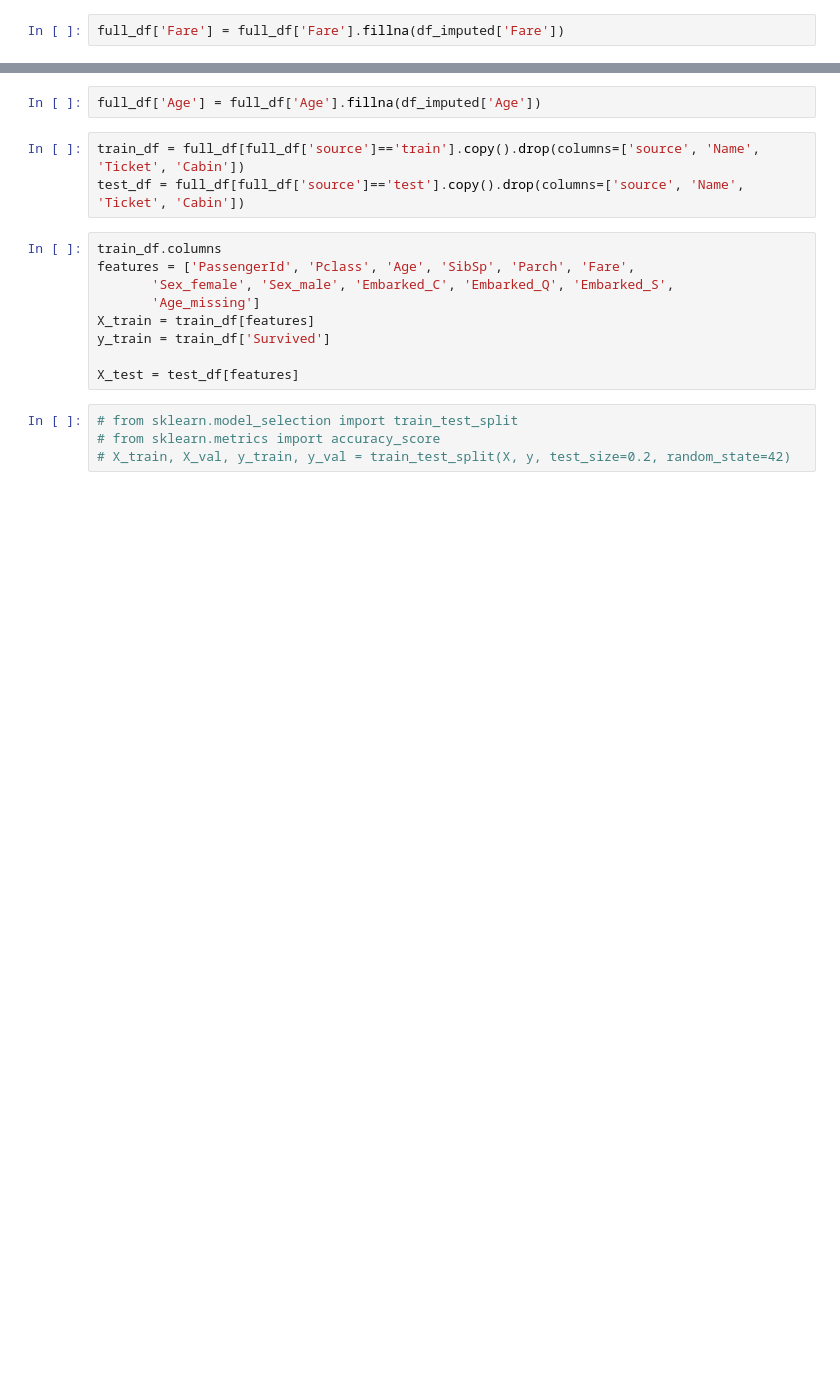
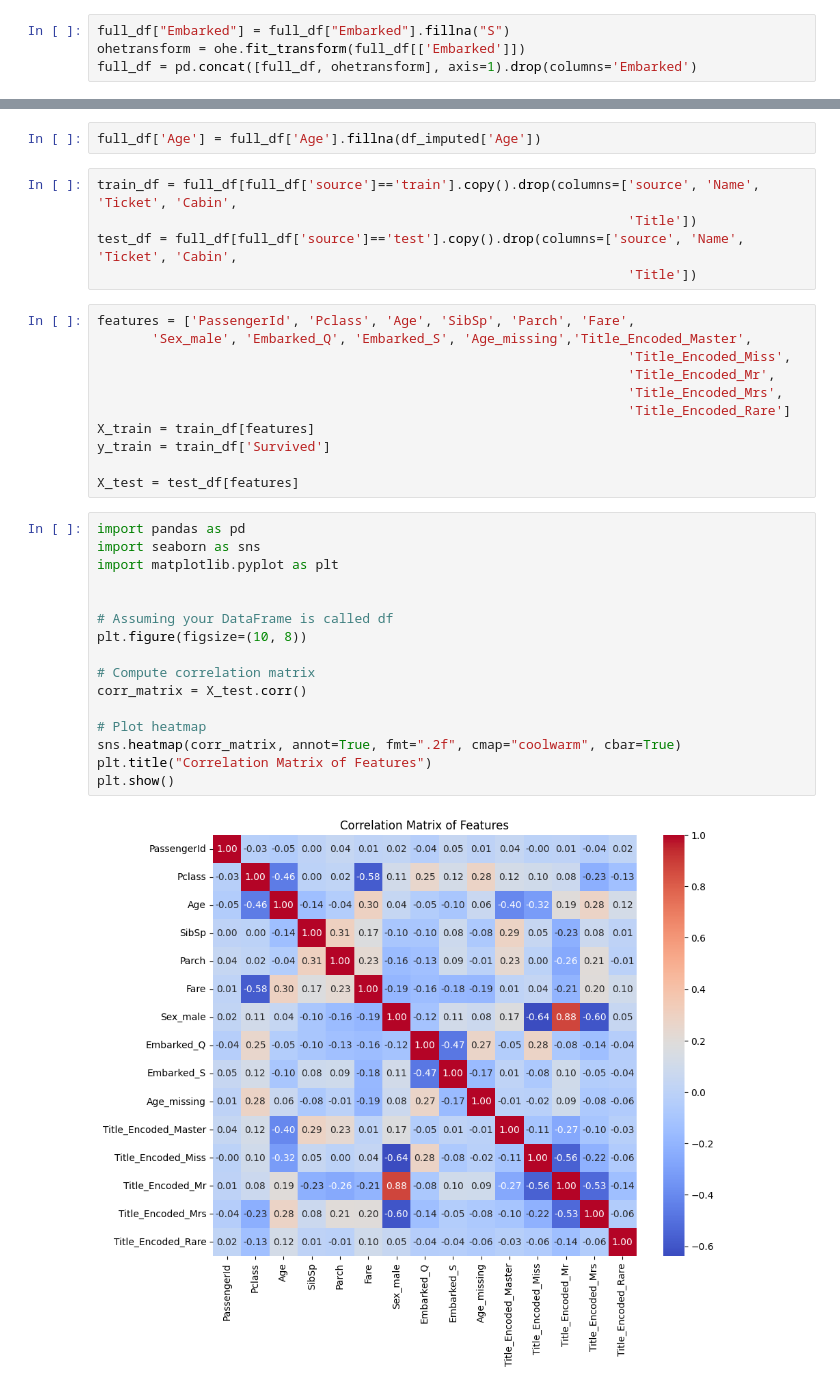
Before and after one commit to axandrei1234/titanic-challenge, a Jupyter notebook: src/test.ipynb, the cells around one changed output, grey strips where cells are left out. Drawn from its saved outputs; the diff is of its cells as text; blank space fills up the shorter version.

```diff
--- a/src/test.ipynb
+++ b/src/test.ipynb
@@ -107,25 +349,45 @@ dtype: object
-# %%
-full_df['Fare'] = full_df['Fare'].fillna(df_imputed['Fare'])
+# %%
+full_df["Embarked"] = full_df["Embarked"].fillna("S")
+ohetransform = ohe.fit_transform(full_df[['Embarked']])
+full_df = pd.concat([full_df, ohetransform], axis=1).drop(columns='Embarked')
 # %%
 full_df['Age_missing'] = full_df['Age'].isna().astype(int)
 # %%
 full_df['Age'] = full_df['Age'].fillna(df_imputed['Age'])
 # %%
-train_df = full_df[full_df['source']=='train'].copy().drop(columns=['source', 'Name', 'Ticket', 'Cabin'])
-test_df = full_df[full_df['source']=='test'].copy().drop(columns=['source', 'Name', 'Ticket', 'Cabin'])
+train_df = full_df[full_df['source']=='train'].copy().drop(columns=['source', 'Name', 'Ticket', 'Cabin',
+                                                                    'Title'])
+test_df = full_df[full_df['source']=='test'].copy().drop(columns=['source', 'Name', 'Ticket', 'Cabin',
+                                                                    'Title'])
 # %%
-train_df.columns
 features = ['PassengerId', 'Pclass', 'Age', 'SibSp', 'Parch', 'Fare',
-       'Sex_female', 'Sex_male', 'Embarked_C', 'Embarked_Q', 'Embarked_S',
-       'Age_missing']
+       'Sex_male', 'Embarked_Q', 'Embarked_S', 'Age_missing','Title_Encoded_Master',
+                                                                    'Title_Encoded_Miss',
+                                                                    'Title_Encoded_Mr',
+                                                                    'Title_Encoded_Mrs',
+                                                                    'Title_Encoded_Rare']
 X_train = train_df[features]
 y_train = train_df['Survived']
 
 X_test = test_df[features]
 # %%
-# from sklearn.model_selection import train_test_split
-# from sklearn.metrics import accuracy_score
-# X_train, X_val, y_train, y_val = train_test_split(X, y, test_size=0.2, random_state=42)
+import pandas as pd
+import seaborn as sns
+import matplotlib.pyplot as plt
+
+
+# Assuming your DataFrame is called df
+plt.figure(figsize=(10, 8))
+
+# Compute correlation matrix
+corr_matrix = X_test.corr()
+
+# Plot heatmap
+sns.heatmap(corr_matrix, annot=True, fmt=".2f", cmap="coolwarm", cbar=True)
+plt.title("Correlation Matrix of Features")
+plt.show()
+# %% [output]
+[figure, added]
 # %%
 from xgboost import XGBClassifier
 from skopt import BayesSearchCV
```
Also changed, not shown: parts of 23 cells of this notebook.
